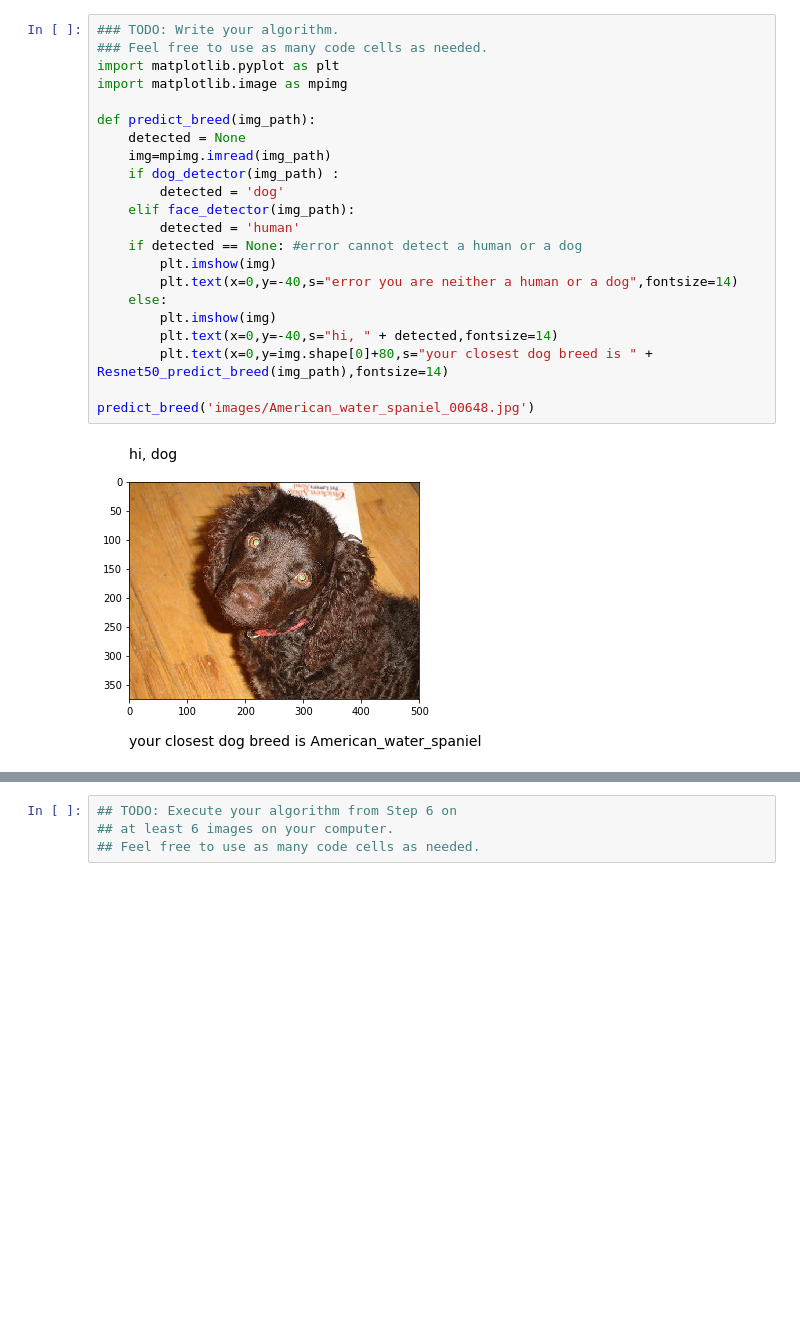
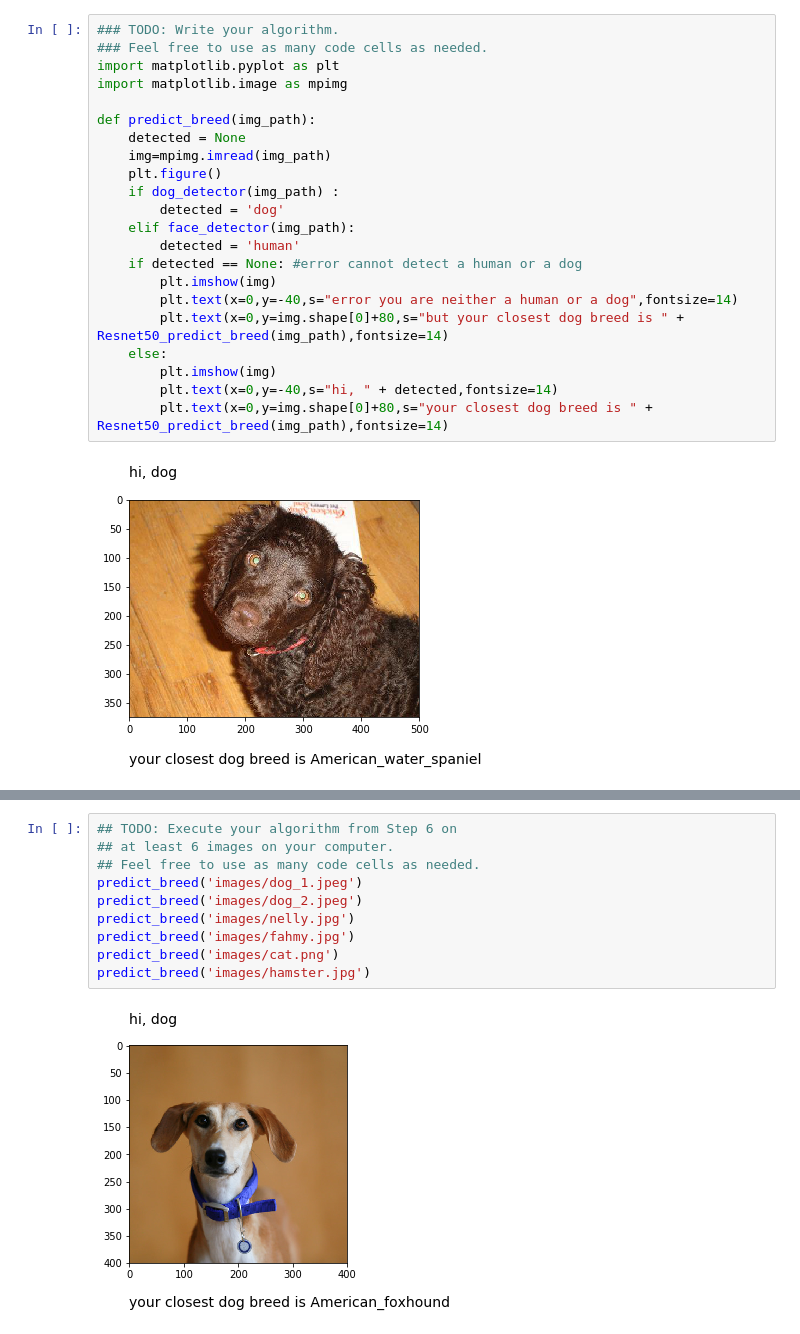
Before and after one commit to m7mdbadawy/dog-project, a Jupyter notebook: dog_app.ipynb, the cells around one changed output, grey strips where cells are left out. Drawn from its saved outputs; the diff is of its cells as text; blank space fills up the shorter version.

```diff
--- a/dog_app.ipynb
+++ b/dog_app.ipynb
@@ -716,6 +716,7 @@ import matplotlib.image as mpimg
 def predict_breed(img_path):
     detected = None
     img=mpimg.imread(img_path)
+    plt.figure()
     if dog_detector(img_path) :
         detected = 'dog'
     elif face_detector(img_path):
@@ -723,12 +724,11 @@ def predict_breed(img_path):
     if detected == None: #error cannot detect a human or a dog
         plt.imshow(img)
         plt.text(x=0,y=-40,s="error you are neither a human or a dog",fontsize=14)
+        plt.text(x=0,y=img.shape[0]+80,s="but your closest dog breed is " + Resnet50_predict_breed(img_path),fontsize=14)
     else:
         plt.imshow(img)
         plt.text(x=0,y=-40,s="hi, " + detected,fontsize=14)
         plt.text(x=0,y=img.shape[0]+80,s="your closest dog breed is " + Resnet50_predict_breed(img_path),fontsize=14)
-
-predict_breed('images/American_water_spaniel_00648.jpg')
 # %% [output]
 [figure]
 # %% [markdown]
@@ -748,4 +753,12 @@ __Answer:__
 # %%
 ## TODO: Execute your algorithm from Step 6 on
 ## at least 6 images on your computer.
 ## Feel free to use as many code cells as needed.
+predict_breed('images/dog_1.jpeg')
+predict_breed('images/dog_2.jpeg')
+predict_breed('images/nelly.jpg')
+predict_breed('images/fahmy.jpg')
+predict_breed('images/cat.png')
+predict_breed('images/hamster.jpg')
+# %% [output]
+[figure, added]
```
Also changed, not shown: parts of 11 cells of this notebook, 8 other files.
